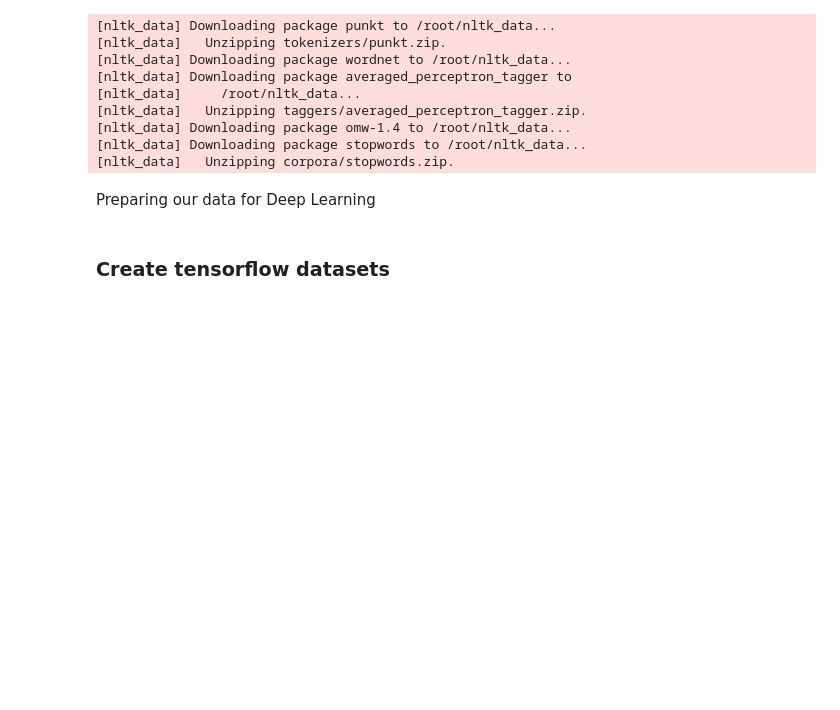
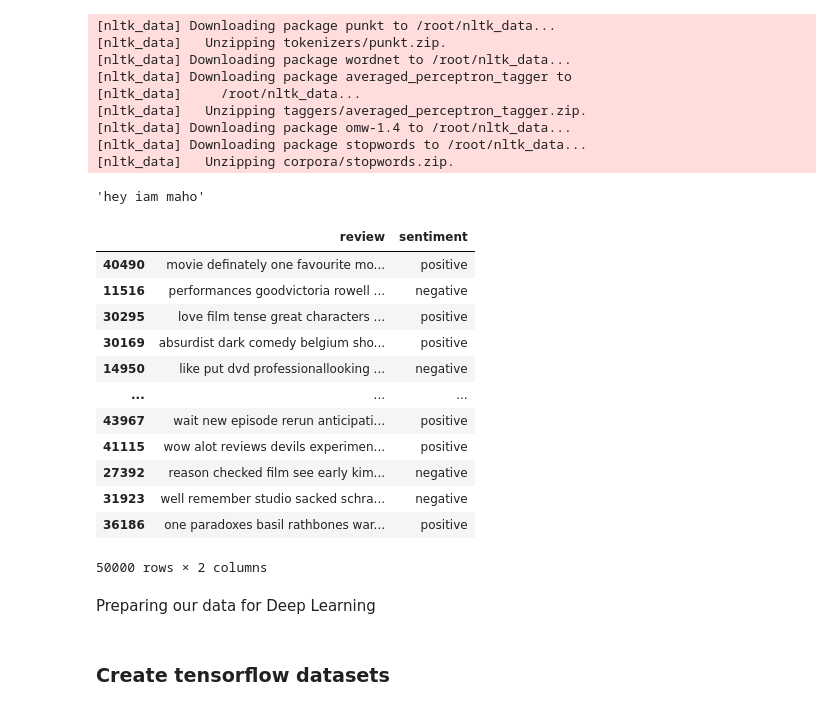
Before and after one commit to MahmutAtia/Kaggle-Projects, a Jupyter notebook: Sentiment analysis Fellowship AI.ipynb, the cells around one changed output. Cells and saved outputs as stored; diff of their text form; code cells hidden in the pictures; blank space fills up the shorter version.

```diff
--- a/Sentiment analysis Fellowship AI.ipynb
+++ b/Sentiment analysis Fellowship AI.ipynb
@@ -633,6 +621,26 @@ df_10 = df_shuffeled[:5000]
 
 x_train , x_test , y_train , y_test = train_test_split(df_10["review"],df_10["sentiment"], test_size=0.2 , shuffle= True )
 x_train , x_valid , y_train , y_valid = train_test_split(x_train,y_train, test_size=0.1 , shuffle= True )
+# %%
+clean_text("hey iAm maho in there they the")
+# %% [output]
+'hey iam maho'
+# %%
+df_shuffeled
+# %% [output]
+|  | review | sentiment |
+| 40490 | movie definately one favourite mo... | positive |
+| 11516 | performances goodvictoria rowell ... | negative |
+| 30295 | love film tense great characters ... | positive |
+| 30169 | absurdist dark comedy belgium sho... | positive |
+| 14950 | like put dvd professionallooking ... | negative |
+| ... | ... | ... |
+| 43967 | wait new episode rerun anticipati... | positive |
+| 41115 | wow alot reviews devils experimen... | positive |
+| 27392 | reason checked film see early kim... | negative |
+| 31923 | well remember studio sacked schra... | negative |
+| 36186 | one paradoxes basil rathbones war... | positive |
+50000 rows × 2 columns
 # %% [markdown]
 Preparing our data for Deep Learning
 # %% [markdown]
```
Also changed, not shown: parts of 33 cells of this notebook, 5 other files.
